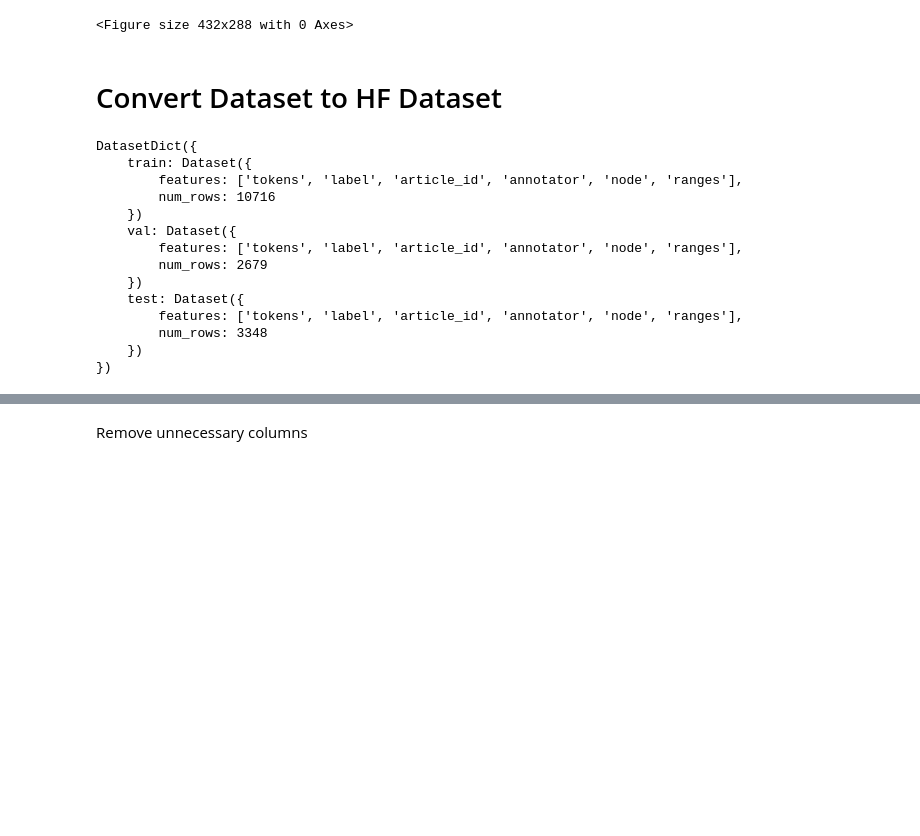
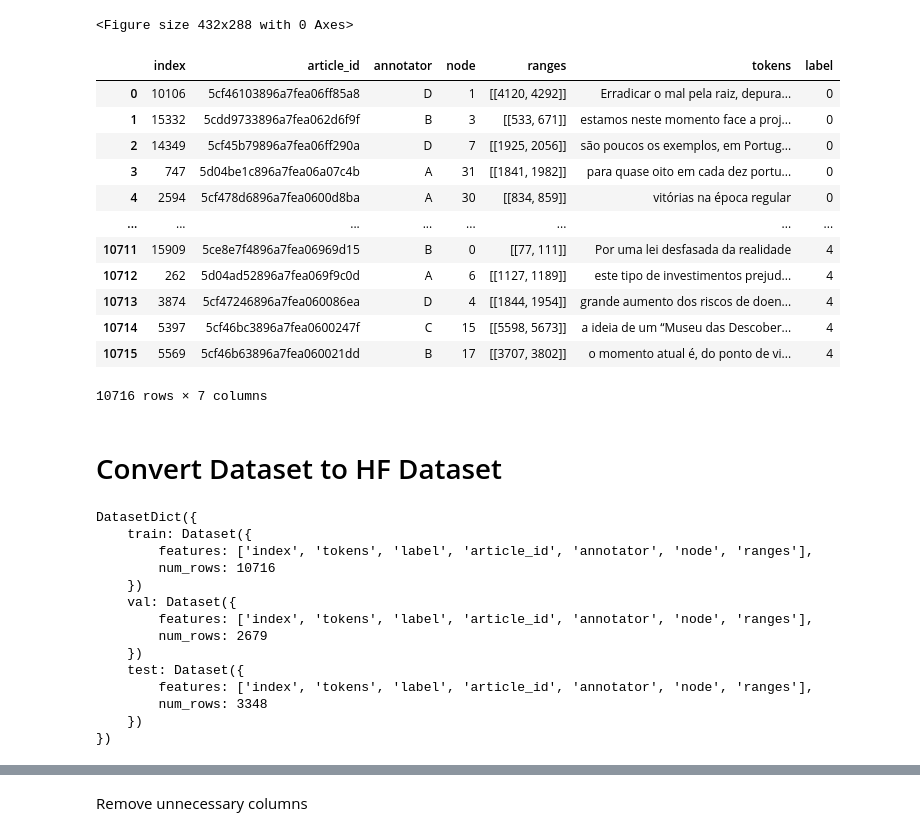
Before and after one commit to Telmooo/adu-classifier-dl, a Jupyter notebook: src/train_classification_model.ipynb, the cells around one changed output, grey strips where cells are left out. Saved outputs shown, nothing was run; the diff lists cells and outputs as text; code cells hidden in the pictures; blank space fills up the shorter version.

```diff
--- a/src/train_classification_model.ipynb
+++ b/src/train_classification_model.ipynb
@@ -114,6 +135,26 @@ Policy      0.039725
 dtype: float64
 [figure]
 <Figure size 432x288 with 0 Axes>
+# %%
+train_adus.reset_index(inplace=True)
+val_adus.reset_index(inplace=True)
+test_adus.reset_index(inplace=True)
+
+train_adus
+# %% [output]
+|  | index | article_id | annotator | node | ranges | tokens | label |
+| 0 | 10106 | 5cf46103896a7fea06ff85a8 | D | 1 | [[4120, 4292]] | Erradicar o mal pela raiz, depura... | 0 |
+| 1 | 15332 | 5cdd9733896a7fea062d6f9f | B | 3 | [[533, 671]] | estamos neste momento face a proj... | 0 |
+| 2 | 14349 | 5cf45b79896a7fea06ff290a | D | 7 | [[1925, 2056]] | são poucos os exemplos, em Portug... | 0 |
+| 3 | 747 | 5d04be1c896a7fea06a07c4b | A | 31 | [[1841, 1982]] | para quase oito em cada dez portu... | 0 |
+| 4 | 2594 | 5cf478d6896a7fea0600d8ba | A | 30 | [[834, 859]] | vitórias na época regular | 0 |
+| ... | ... | ... | ... | ... | ... | ... | ... |
+| 10711 | 15909 | 5ce8e7f4896a7fea06969d15 | B | 0 | [[77, 111]] | Por uma lei desfasada da realidade | 4 |
+| 10712 | 262 | 5d04ad52896a7fea069f9c0d | A | 6 | [[1127, 1189]] | este tipo de investimentos prejud... | 4 |
+| 10713 | 3874 | 5cf47246896a7fea060086ea | D | 4 | [[1844, 1954]] | grande aumento dos riscos de doen... | 4 |
+| 10714 | 5397 | 5cf46bc3896a7fea0600247f | C | 15 | [[5598, 5673]] | a ideia de um “Museu das Descober... | 4 |
+| 10715 | 5569 | 5cf46b63896a7fea060021dd | B | 17 | [[3707, 3802]] | o momento atual é, do ponto de vi... | 4 |
+10716 rows × 7 columns
 # %% [markdown]
 # Convert Dataset to HF Dataset
 # %%
@@ -121,8 +162,9 @@ from datasets.dataset_dict import DatasetDict
 from datasets import Dataset, DatasetInfo, Features, Value, ClassLabel
 info = DatasetInfo(
     features=Features({
+        "index": Value("int64"),
         "tokens": Value("string"),
-        "label": ClassLabel(num_classes=len(classes), names=le.classes_.tolist()),
+        "label": ClassLabel(num_classes=N_CLASSES, names=le.classes_.tolist()),
         "article_id": Value("string"),
         "annotator": Value("string"),
         "node": Value("int64"),
@@ -131,24 +173,24 @@ info = DatasetInfo(
 )
 
 adus_dataset = DatasetDict({
-    "train": Dataset.from_pandas(train_adus, preserve_index=False, info=info),
-    "val": Dataset.from_pandas(val_adus, preserve_index=False, info=info),
-    "test": Dataset.from_pandas(test_adus, preserve_index=False, info=info)
+    "train": Dataset.from_pandas(train_adus, preserve_index=True, info=info),
+    "val": Dataset.from_pandas(val_adus, preserve_index=True, info=info),
+    "test": Dataset.from_pandas(test_adus, preserve_index=True, info=info)
 })
 
 print(adus_dataset)
 # %% [output]
 DatasetDict({
     train: Dataset({
-        features: ['tokens', 'label', 'article_id', 'annotator', 'node', 'ranges'],
+        features: ['index', 'tokens', 'label', 'article_id', 'annotator', 'node', 'ranges'],
         num_rows: 10716
     })
     val: Dataset({
-        features: ['tokens', 'label', 'article_id', 'annotator', 'node', 'ranges'],
+        features: ['index', 'tokens', 'label', 'article_id', 'annotator', 'node', 'ranges'],
         num_rows: 2679
     })
     test: Dataset({
-        features: ['tokens', 'label', 'article_id', 'annotator', 'node', 'ranges'],
+        features: ['index', 'tokens', 'label', 'article_id', 'annotator', 'node', 'ranges'],
         num_rows: 3348
     })
 })
```
Also changed, not shown: parts of 37 cells of this notebook, 1 other file.
